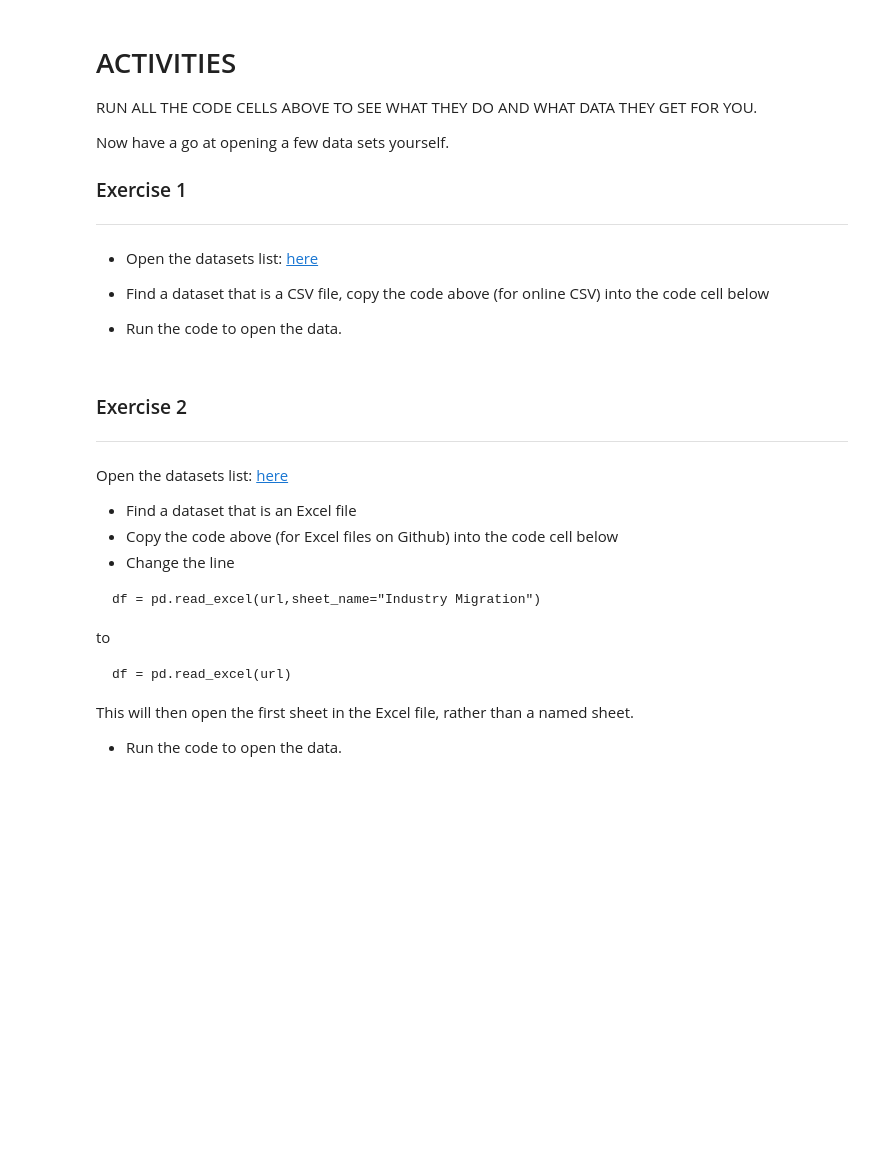
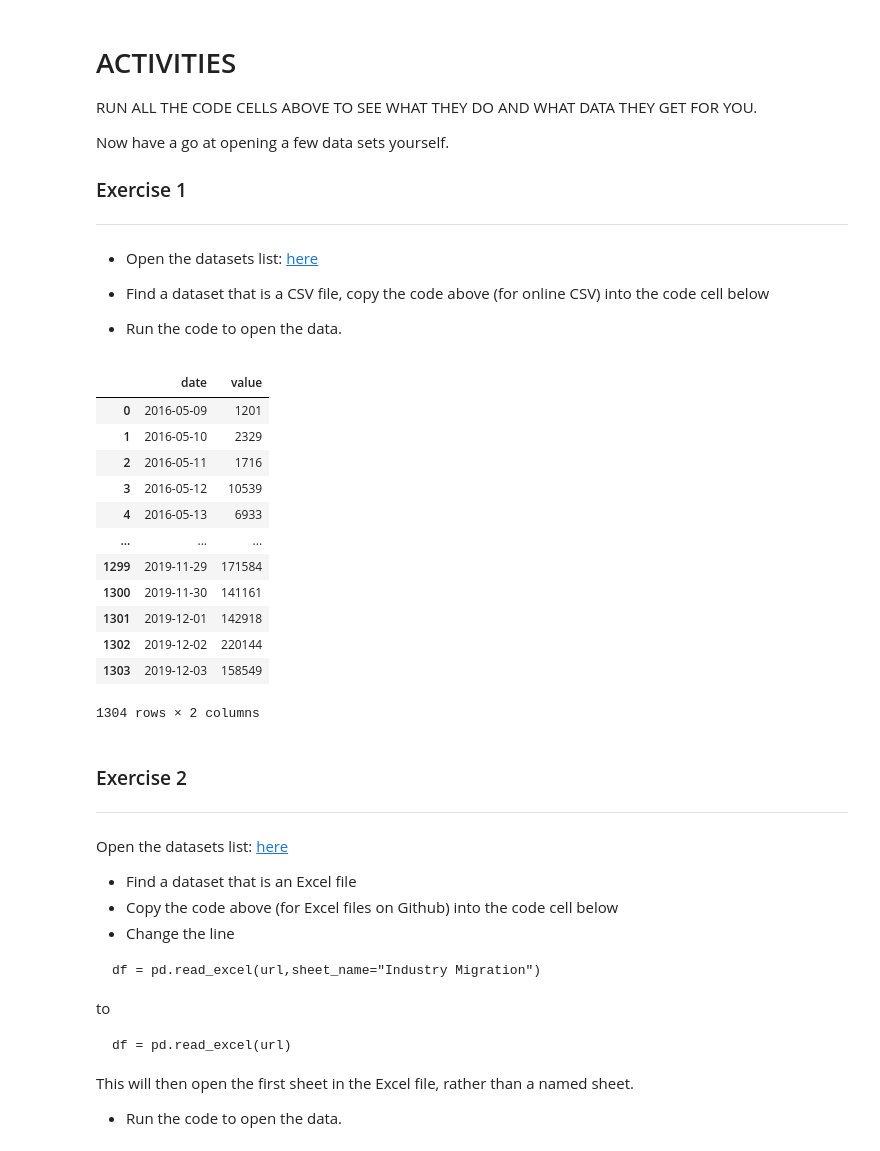
Before and after one commit to nacarvalentina/python-fundamentals, a Jupyter notebook: VN_1_Data_retrieval.ipynb, the cells around one changed output. Cells and saved outputs as stored; diff of their text form; code cells hidden in the pictures; blank space fills up the shorter version.

```diff
--- a/VN_1_Data_retrieval.ipynb
+++ b/VN_1_Data_retrieval.ipynb
@@ -183,6 +249,25 @@ Now have a go at opening a few data sets yourself.
 *  Find a dataset that is a CSV file, copy the code above (for online CSV) into the code cell below
 
 *  Run the code to open the data.
+# %%
+import pandas as pd
+url='https://raw.githubusercontent.com/futureCodersSE/working-with-data/main/Data%20sets/page_views.csv'
+df = pd.read_csv(url)
+df
+# %% [output]
+|  | date | value |
+| 0 | 2016-05-09 | 1201 |
+| 1 | 2016-05-10 | 2329 |
+| 2 | 2016-05-11 | 1716 |
+| 3 | 2016-05-12 | 10539 |
+| 4 | 2016-05-13 | 6933 |
+| ... | ... | ... |
+| 1299 | 2019-11-29 | 171584 |
+| 1300 | 2019-11-30 | 141161 |
+| 1301 | 2019-12-01 | 142918 |
+| 1302 | 2019-12-02 | 220144 |
+| 1303 | 2019-12-03 | 158549 |
+1304 rows × 2 columns
 # %% [markdown]
 ### Exercise 2
 ---
```
Also changed, not shown: parts of 7 cells of this notebook.
